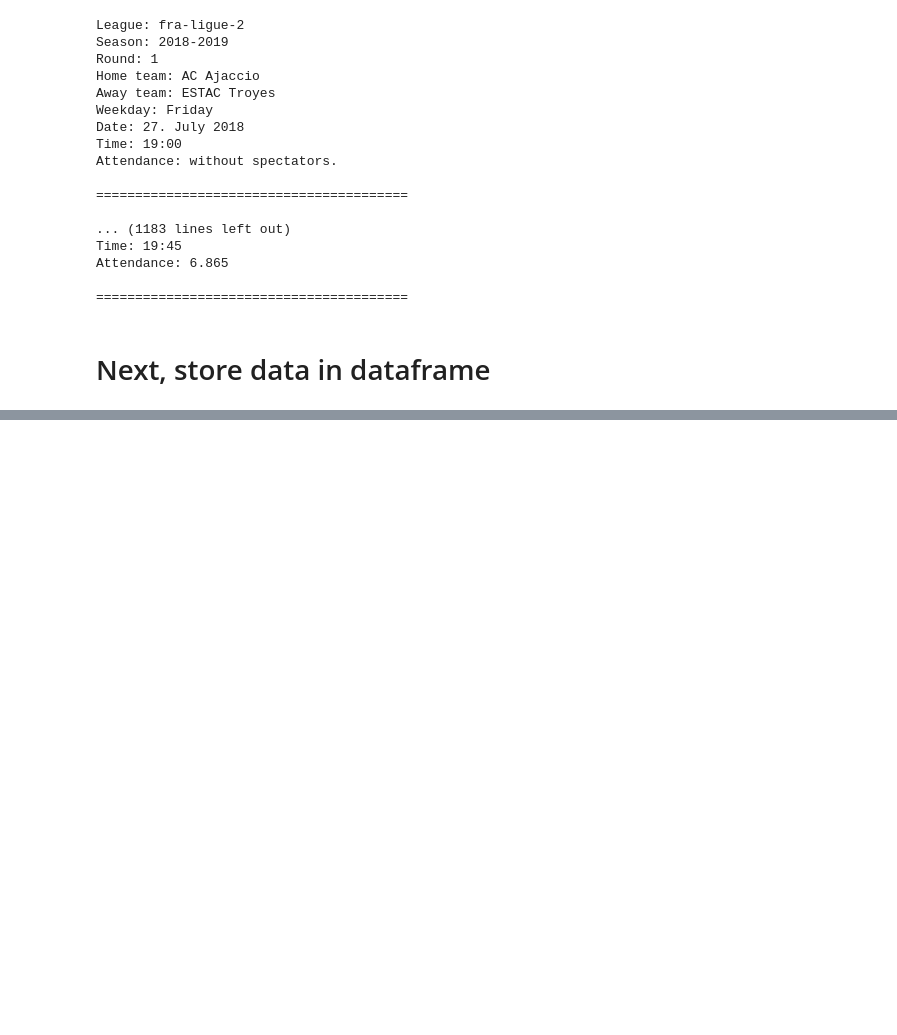
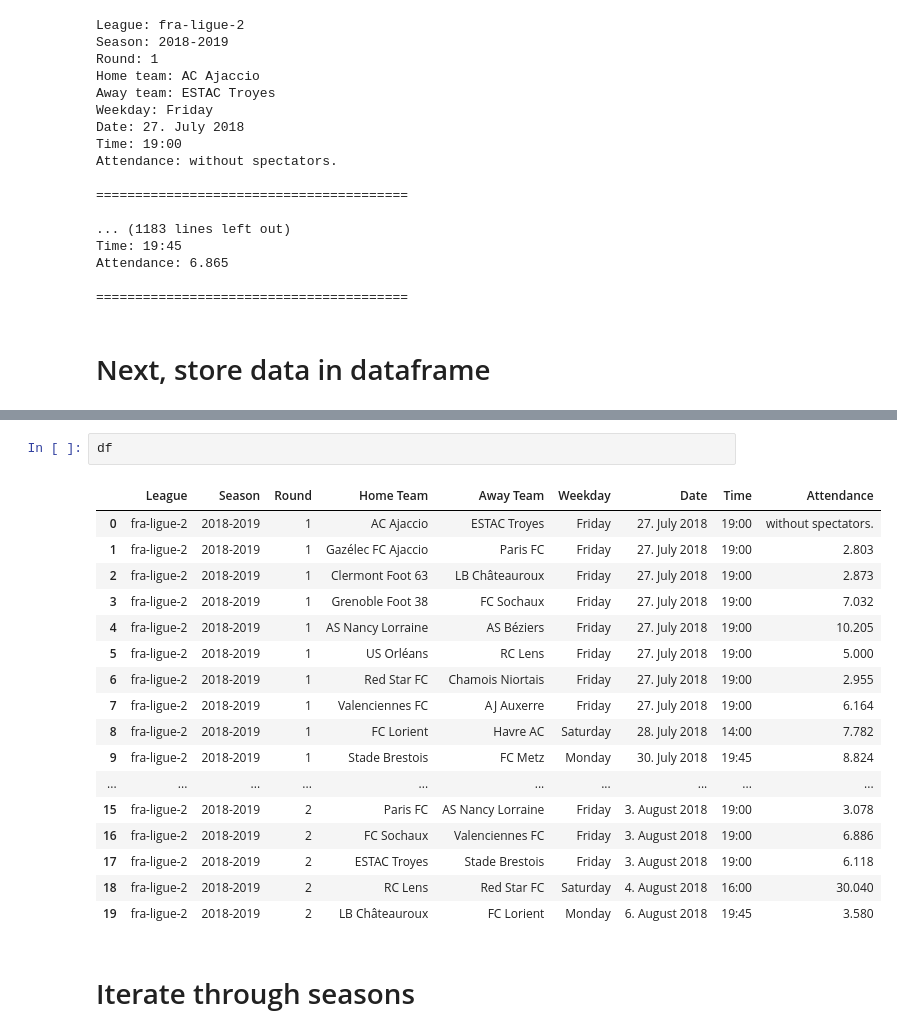
Before and after one commit to lucasglanville/football_attendance_analysis, a Jupyter notebook: Scraping.ipynb, the cells around one changed output, grey strips where cells are left out. Saved outputs shown, nothing was run; the diff lists cells and outputs as text; blank space fills up the shorter version.

Commit message:
code to iterate through rounds, seasons, and store all data in df

```diff
--- a/Scraping.ipynb
+++ b/Scraping.ipynb
@@ -338,0 +404,22 @@ Attendance: 6.865
+# %%
+df
+# %% [output]
+|  | League | Season | Round | Home Team | Away Team | Weekday | Date | Time | Attendance |
+| 0 | fra-ligue-2 | 2018-2019 | 1 | AC Ajaccio | ESTAC Troyes | Friday | 27. July 2018 | 19:00 | without spectators. |
+| 1 | fra-ligue-2 | 2018-2019 | 1 | Gazélec FC Ajaccio | Paris FC | Friday | 27. July 2018 | 19:00 | 2.803 |
+| 2 | fra-ligue-2 | 2018-2019 | 1 | Clermont Foot 63 | LB Châteauroux | Friday | 27. July 2018 | 19:00 | 2.873 |
+| 3 | fra-ligue-2 | 2018-2019 | 1 | Grenoble Foot 38 | FC Sochaux | Friday | 27. July 2018 | 19:00 | 7.032 |
+| 4 | fra-ligue-2 | 2018-2019 | 1 | AS Nancy Lorraine | AS Béziers | Friday | 27. July 2018 | 19:00 | 10.205 |
+| 5 | fra-ligue-2 | 2018-2019 | 1 | US Orléans | RC Lens | Friday | 27. July 2018 | 19:00 | 5.000 |
+| 6 | fra-ligue-2 | 2018-2019 | 1 | Red Star FC | Chamois Niortais | Friday | 27. July 2018 | 19:00 | 2.955 |
+| 7 | fra-ligue-2 | 2018-2019 | 1 | Valenciennes FC | AJ Auxerre | Friday | 27. July 2018 | 19:00 | 6.164 |
+| 8 | fra-ligue-2 | 2018-2019 | 1 | FC Lorient | Havre AC | Saturday | 28. July 2018 | 14:00 | 7.782 |
+| 9 | fra-ligue-2 | 2018-2019 | 1 | Stade Brestois | FC Metz | Monday | 30. July 2018 | 19:45 | 8.824 |
+| ... | ... | ... | ... | ... | ... | ... | ... | ... | ... |
+| 15 | fra-ligue-2 | 2018-2019 | 2 | Paris FC | AS Nancy Lorraine | Friday | 3. August 2018 | 19:00 | 3.078 |
+| 16 | fra-ligue-2 | 2018-2019 | 2 | FC Sochaux | Valenciennes FC | Friday | 3. August 2018 | 19:00 | 6.886 |
+| 17 | fra-ligue-2 | 2018-2019 | 2 | ESTAC Troyes | Stade Brestois | Friday | 3. August 2018 | 19:00 | 6.118 |
+| 18 | fra-ligue-2 | 2018-2019 | 2 | RC Lens | Red Star FC | Saturday | 4. August 2018 | 16:00 | 30.040 |
+| 19 | fra-ligue-2 | 2018-2019 | 2 | LB Châteauroux | FC Lorient | Monday | 6. August 2018 | 19:45 | 3.580 |
+# %% [markdown]
+# Iterate through seasons
```
Also changed, not shown: parts of 6 cells of this notebook.
